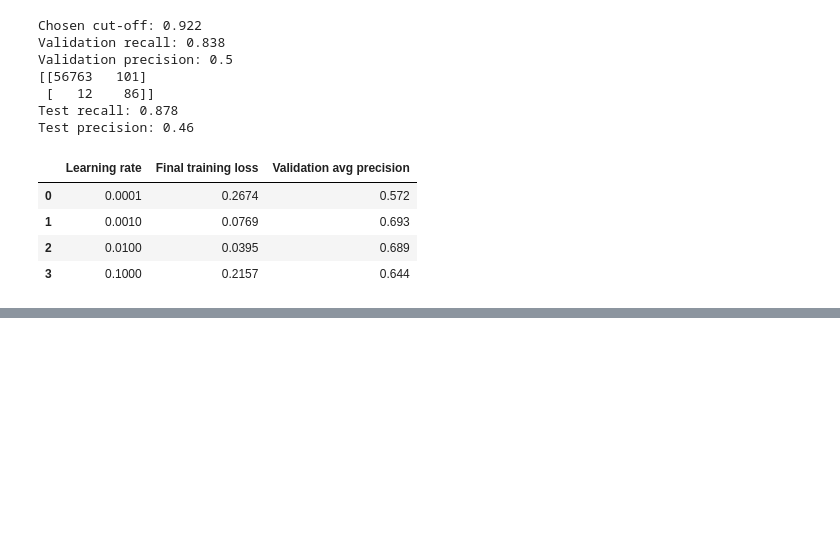
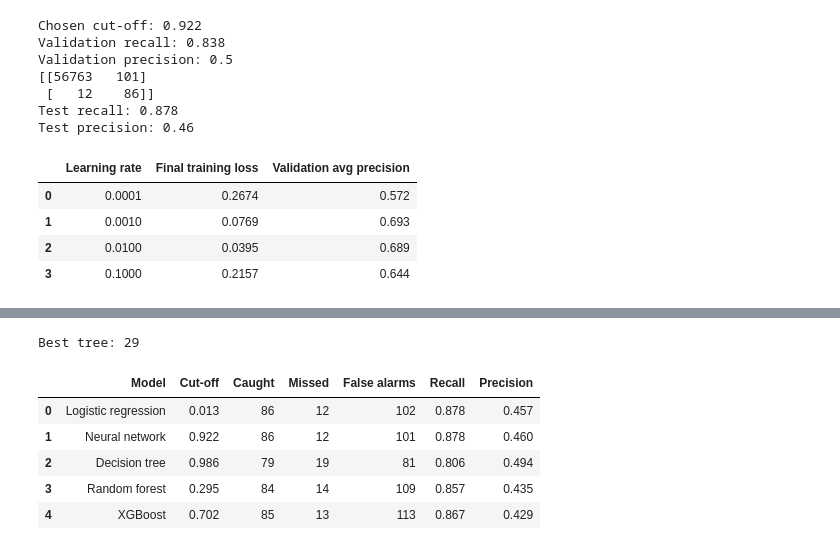
Before and after one commit to james-mawuena/credit-card-fraud-detection, a Jupyter notebook: credit_card_fraud_detection.ipynb, the cells around one changed output, grey strips where cells are left out. Cells and saved outputs as stored; diff of their text form; code cells hidden in the pictures; blank space fills up the shorter version.

```diff
--- a/credit_card_fraud_detection.ipynb
+++ b/credit_card_fraud_detection.ipynb
@@ -296,0 +396,15 @@ pd.DataFrame(results)
+# %%
+from sklearn.ensemble import RandomForestClassifier
+
+forest = RandomForestClassifier(
+    n_estimators=100, max_depth=8,
+    class_weight="balanced_subsample", n_jobs=-1, random_state=42
+)
+forest.fit(X_fit, y_fit)
+
+rows.append(
+    evaluate("Random forest",
+             forest.predict_proba(X_val)[:, 1], forest.predict_proba(X_test)[:, 1])
+)
+
+pd.DataFrame(rows)
@@ -296,0 +417,30 @@ pd.DataFrame(results)
+# %%
+from xgboost import XGBClassifier
+
+n_normal = (y_fit == 0).sum()
+n_fraud = (y_fit == 1).sum()
+
+xgb = XGBClassifier(
+    n_estimators=500, learning_rate=0.1, max_depth=4,
+    scale_pos_weight=n_normal / n_fraud,
+    eval_metric="aucpr", early_stopping_rounds=20,
+    n_jobs=-1, random_state=42,
+)
+xgb.fit(X_fit, y_fit, eval_set=[(X_val, y_val)], verbose=False)
+
+print("Best tree:", xgb.best_iteration)
+
+rows.append(
+    evaluate("XGBoost",
+             xgb.predict_proba(X_val)[:, 1], xgb.predict_proba(X_test)[:, 1])
+)
+
+pd.DataFrame(rows)
+# %% [output]
+Best tree: 29
+|  | Model | Cut-off | Caught | Missed | False alarms | Recall | Precision |
+| 0 | Logistic regression | 0.013 | 86 | 12 | 102 | 0.878 | 0.457 |
+| 1 | Neural network | 0.922 | 86 | 12 | 101 | 0.878 | 0.460 |
+| 2 | Decision tree | 0.986 | 79 | 19 | 81 | 0.806 | 0.494 |
+| 3 | Random forest | 0.295 | 84 | 14 | 109 | 0.857 | 0.435 |
+| 4 | XGBoost | 0.702 | 85 | 13 | 113 | 0.867 | 0.429 |
```
Also changed, not shown: parts of 7 cells of this notebook.
